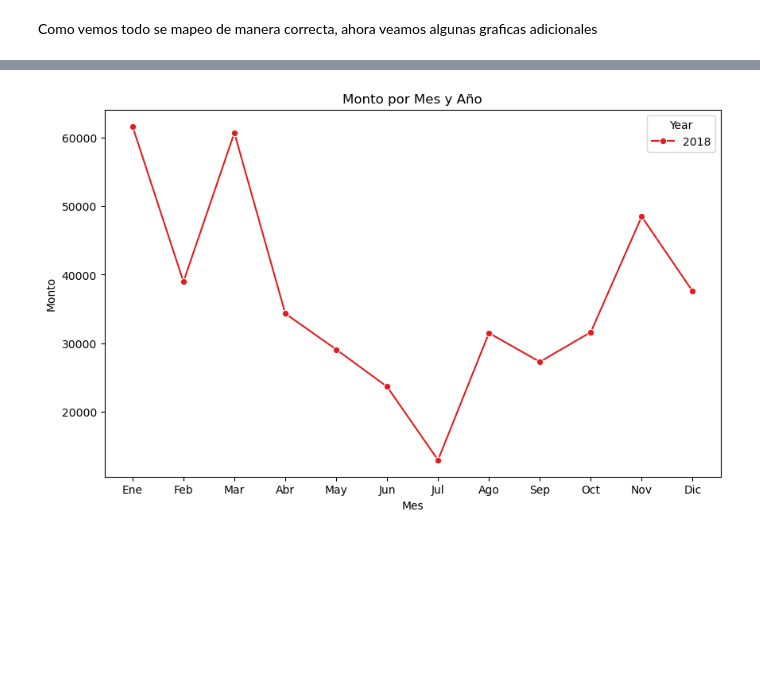
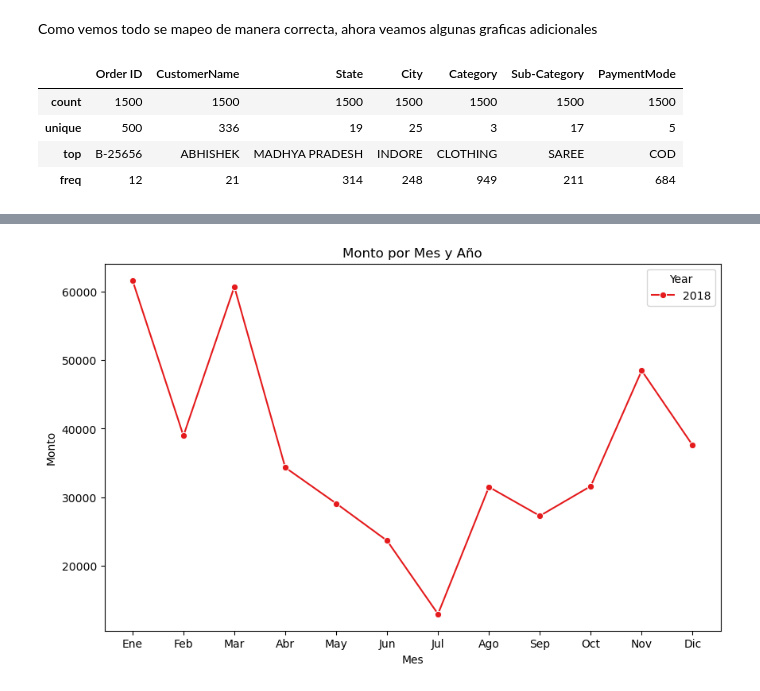
Before and after one commit to maogue94/FPCD, a Jupyter notebook: FUNDAMENTOS_PROGRAMACION/ENCUENTRO_FINAL/Actividad.ipynb, the cells around one changed output, grey strips where cells are left out. Cells and saved outputs as stored; diff of their text form; code cells hidden in the pictures; blank space fills up the shorter version.

```diff
--- a/FUNDAMENTOS_PROGRAMACION/ENCUENTRO_FINAL/Actividad.ipynb
+++ b/FUNDAMENTOS_PROGRAMACION/ENCUENTRO_FINAL/Actividad.ipynb
@@ -329,3 +329,11 @@ FURNITURE      243
 Name: count, dtype: int64
 # %% [markdown]
 Como vemos todo se mapeo de manera correcta, ahora veamos algunas graficas adicionales
+# %%
+df_consolidado_orders.describe(include='object')
+# %% [output]
+|  | Order ID | CustomerName | State | City | Category | Sub-Category | PaymentMode |
+| count | 1500 | 1500 | 1500 | 1500 | 1500 | 1500 | 1500 |
+| unique | 500 | 336 | 19 | 25 | 3 | 17 | 5 |
+| top | B-25656 | ABHISHEK | MADHYA PRADESH | INDORE | CLOTHING | SAREE | COD |
+| freq | 12 | 21 | 314 | 248 | 949 | 211 | 684 |
```
Also changed, not shown: parts of 1 cell of this notebook.
